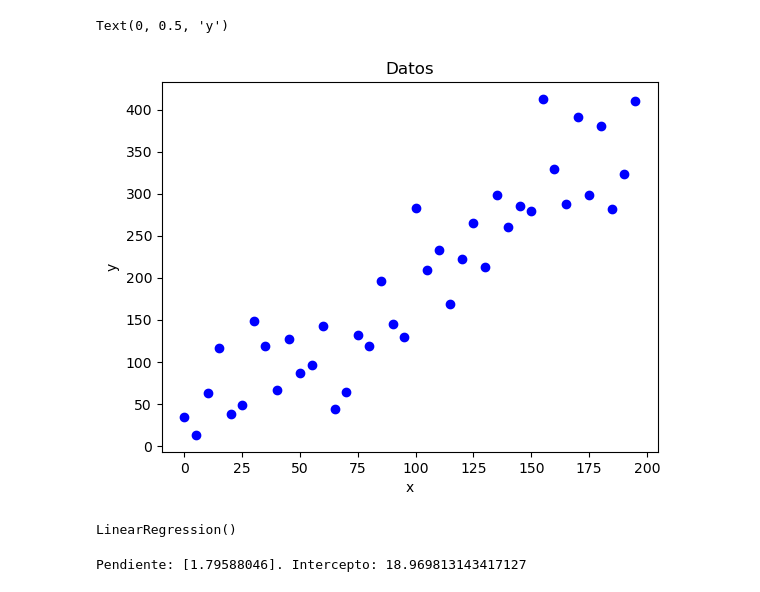
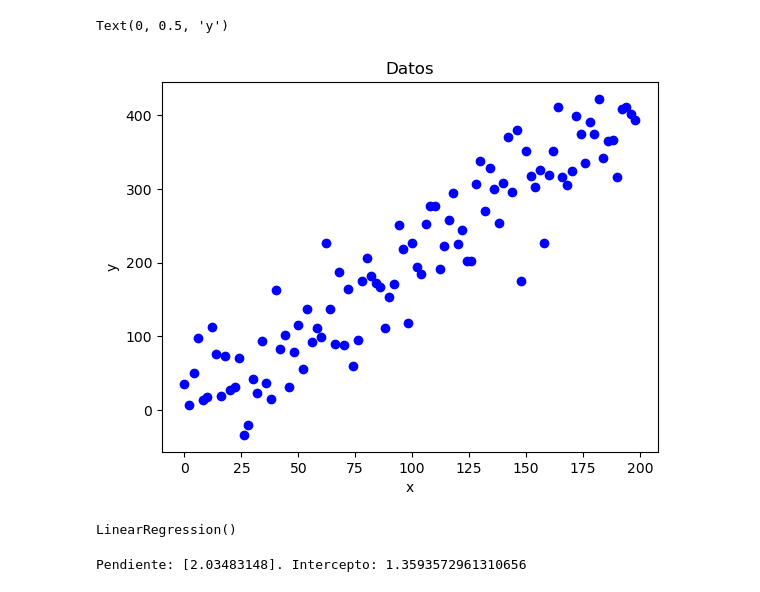
Before and after one commit to juanlt9905/proyectoTesis, a Jupyter notebook: regresion.ipynb, the cells around one changed output. Drawn from its saved outputs; the diff is of its cells as text; code cells hidden in the pictures.

```diff
--- a/regresion.ipynb
+++ b/regresion.ipynb
@@ -7,18 +7,18 @@ import matplotlib.pyplot as plt
 # %%
 # Gener datos sintéticos
 def f(x):  # función f(x) = 3*x + 10 + 20*ruido
     np.random.seed(42)
     y = 2*x + 10 + 50*np.random.randn(x.shape[0])
     return y
-x = np.arange(0, 200, 5)
+x = np.arange(0, 200, 2)
 y = f(x)
 plt.scatter(x,y,label='data', color='blue')
 plt.title('Datos')
 plt.xlabel('x')
 plt.ylabel('y')
 # %% [output]
 Text(0, 0.5, 'y')
-[figure, old version]
+[figure, new version]
 # %%
 # Importamos la clase de Regresión Lineal de scikit-learn y metricas de evaluacion
 from sklearn.linear_model import LinearRegression
@@ -39,7 +39,7 @@ b_0 = regresion_lineal.intercept_
 
 print(f'Pendiente: {b_1}. Intercepto: {b_0}')
 # %% [output]
-Pendiente: [1.79588046]. Intercepto: 18.969813143417127
+Pendiente: [2.03483148]. Intercepto: 1.3593572961310656
 # %%
 n=len(x)
 
```
Also changed, not shown: parts of 3 cells of this notebook.
